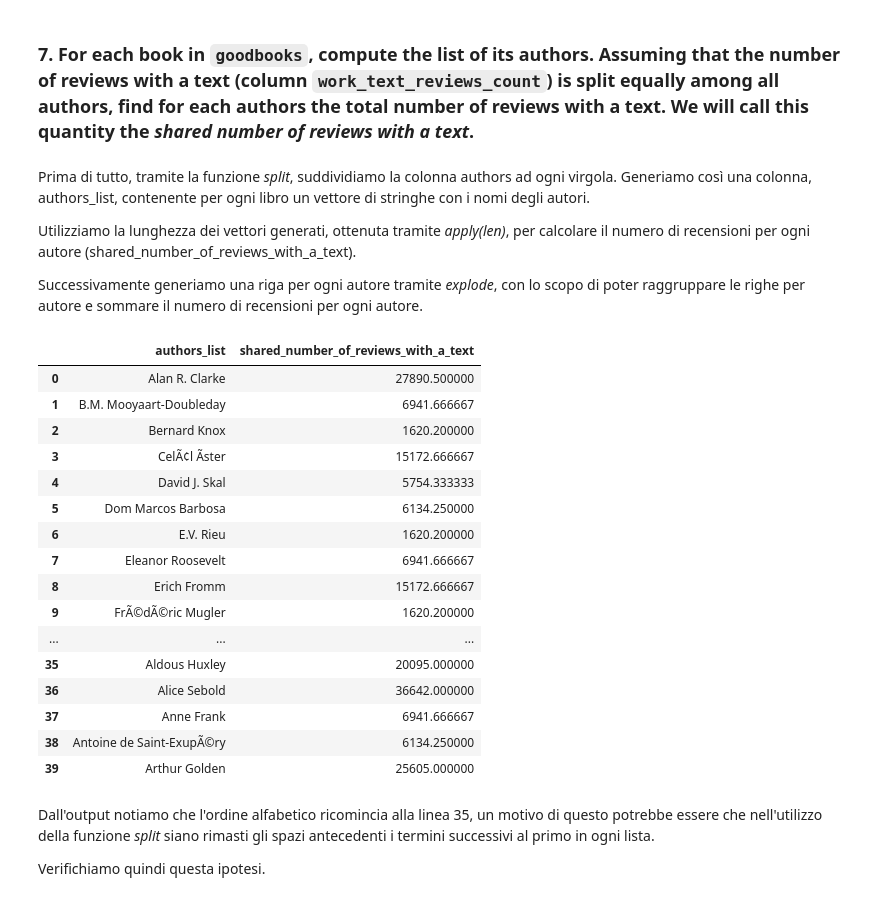
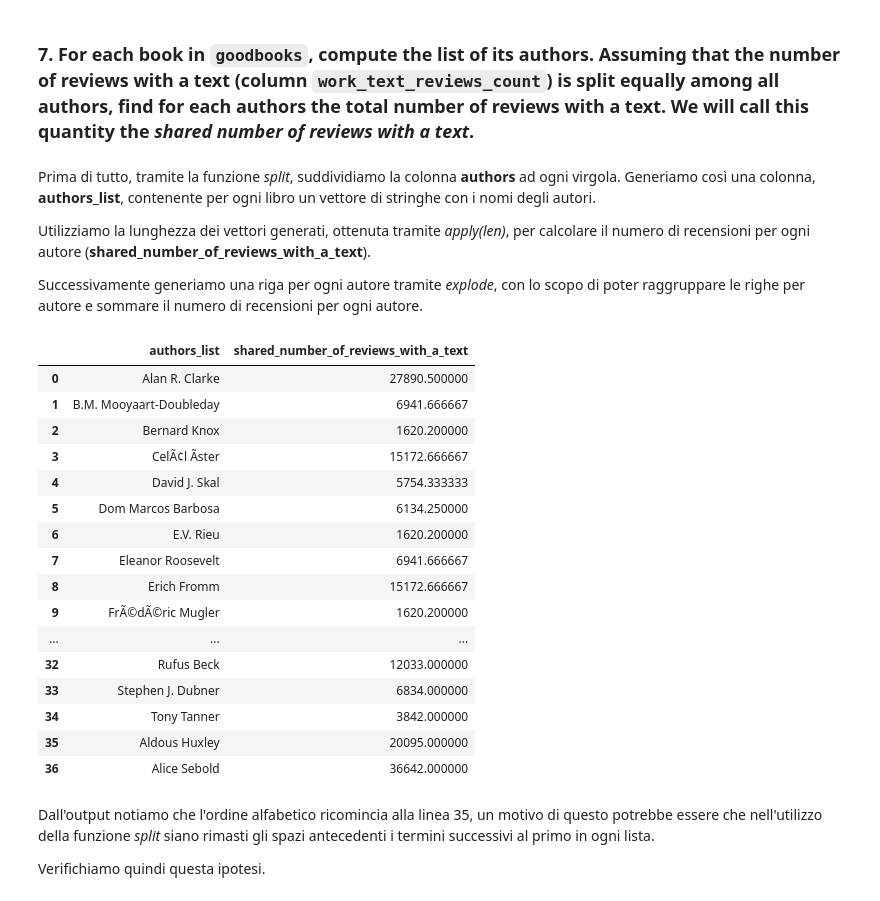
Before and after one commit to lucasammarini/FCSProject-Sammarini-TarolliBrame, a Jupyter notebook: progetto-2021.ipynb, the cells around one changed output. Drawn from its saved outputs; the diff is of its cells as text; code cells hidden in the pictures.

```diff
--- a/progetto-2021.ipynb
+++ b/progetto-2021.ipynb
@@ -267,16 +267,16 @@ merged_books.head()
 # %% [markdown]
 ### 7. For each book in `goodbooks`, compute the list of its authors. Assuming that the number of reviews with a text (column `work_text_reviews_count`) is split equally among all authors, find for each authors the total number of reviews with a text. We will call this quantity the *shared number of reviews with a text*.
 # %% [markdown]
-Prima di tutto, tramite la funzione _split_, suddividiamo la colonna authors ad ogni virgola. Generiamo così una colonna, authors_list, contenente per ogni libro un vettore di stringhe con i nomi degli autori.
+Prima di tutto, tramite la funzione _split_, suddividiamo la colonna __authors__ ad ogni virgola. Generiamo così una colonna, __authors_list__, contenente per ogni libro un vettore di stringhe con i nomi degli autori.
 
-Utilizziamo la lunghezza dei vettori generati, ottenuta tramite _apply(len)_, per calcolare il numero di recensioni per ogni autore (shared_number_of_reviews_with_a_text).
+Utilizziamo la lunghezza dei vettori generati, ottenuta tramite _apply(len)_, per calcolare il numero di recensioni per ogni autore (__shared_number_of_reviews_with_a_text__).
 
 Successivamente generiamo una riga per ogni autore tramite _explode_, con lo scopo di poter raggruppare le righe per autore e sommare il numero di recensioni per ogni autore.
 # %%
 goodbooks['authors_list'] = goodbooks['authors'].str.split(',')
 goodbooks['shared_number_of_reviews_with_a_text'] = goodbooks['work_text_reviews_count']/goodbooks['authors_list'].apply(len)
 goodbooks_authors_exploded = goodbooks.explode('authors_list',ignore_index=True)
-goodbooks_authors_exploded.groupby(['authors_list'], as_index=False).sum('shared_number_of_reviews_with_a_text')[['authors_list','shared_number_of_reviews_with_a_text']].head(40)
+goodbooks_authors_exploded.groupby(['authors_list'], as_index=False).sum('shared_number_of_reviews_with_a_text')[['authors_list','shared_number_of_reviews_with_a_text']].head(37)
 # %% [output]
 |  | authors_list | shared_number_of_reviews_with_a_text |
 | 0 | Alan R. Clarke | 27890.500000 |
@@ -286,15 +286,15 @@ goodbooks_authors_exploded.groupby(['authors_list'], as_index=False).sum('shared
 | 4 | David J. Skal | 5754.333333 |
 | 5 | Dom Marcos Barbosa | 6134.250000 |
 | 6 | E.V. Rieu | 1620.200000 |
 | 7 | Eleanor Roosevelt | 6941.666667 |
 | 8 | Erich Fromm | 15172.666667 |
 | 9 | FrÃ©dÃ©ric Mugler | 1620.200000 |
 | ... | ... | ... |
+| 32 | Rufus Beck | 12033.000000 |
+| 33 | Stephen J. Dubner | 6834.000000 |
+| 34 | Tony Tanner | 3842.000000 |
 | 35 | Aldous Huxley | 20095.000000 |
 | 36 | Alice Sebold | 36642.000000 |
-| 37 | Anne Frank | 6941.666667 |
-| 38 | Antoine de Saint-ExupÃ©ry | 6134.250000 |
-| 39 | Arthur Golden | 25605.000000 |
 # %% [markdown]
 Dall'output notiamo che l'ordine alfabetico ricomincia alla linea 35, un motivo di questo potrebbe essere che nell'utilizzo della funzione _split_ siano rimasti gli spazi antecedenti i termini successivi al primo in ogni lista.
 
```
Also changed, not shown: parts of 11 cells of this notebook.
